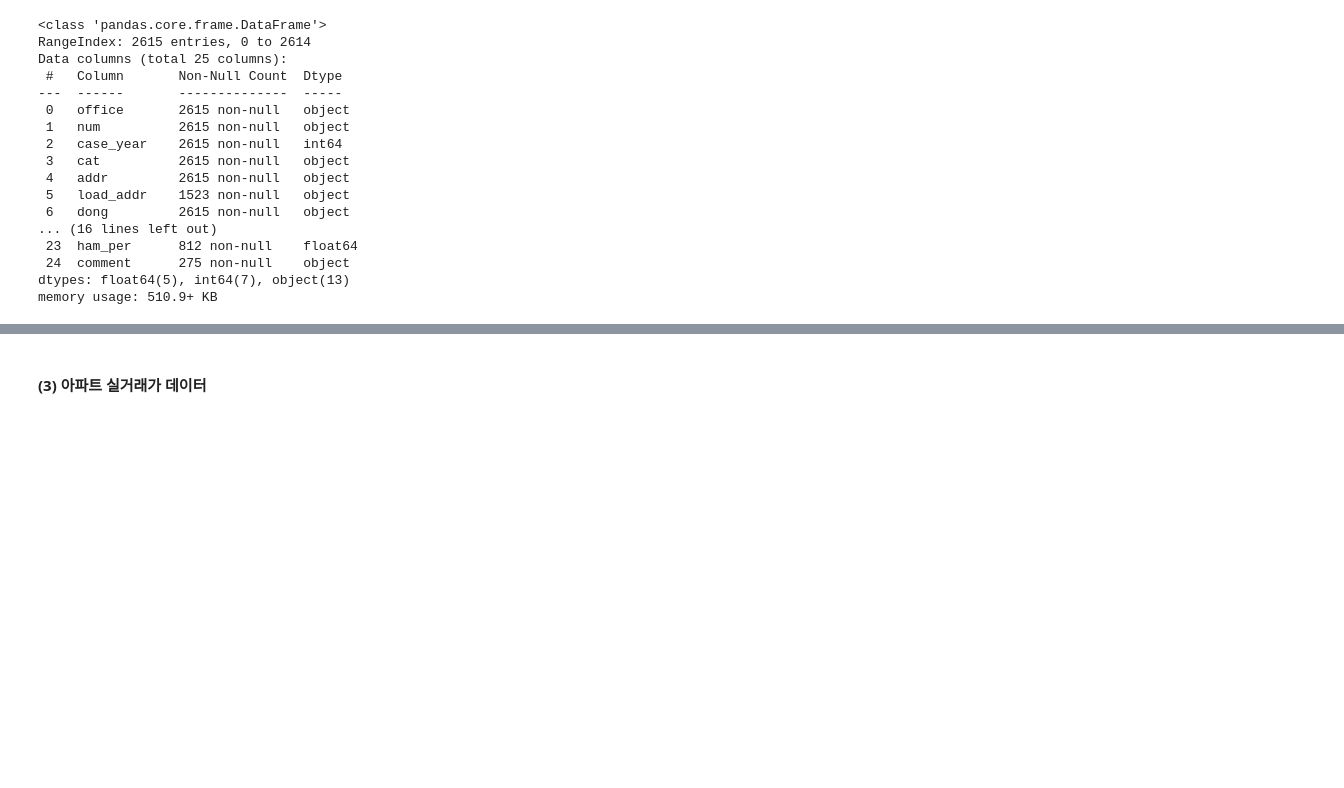
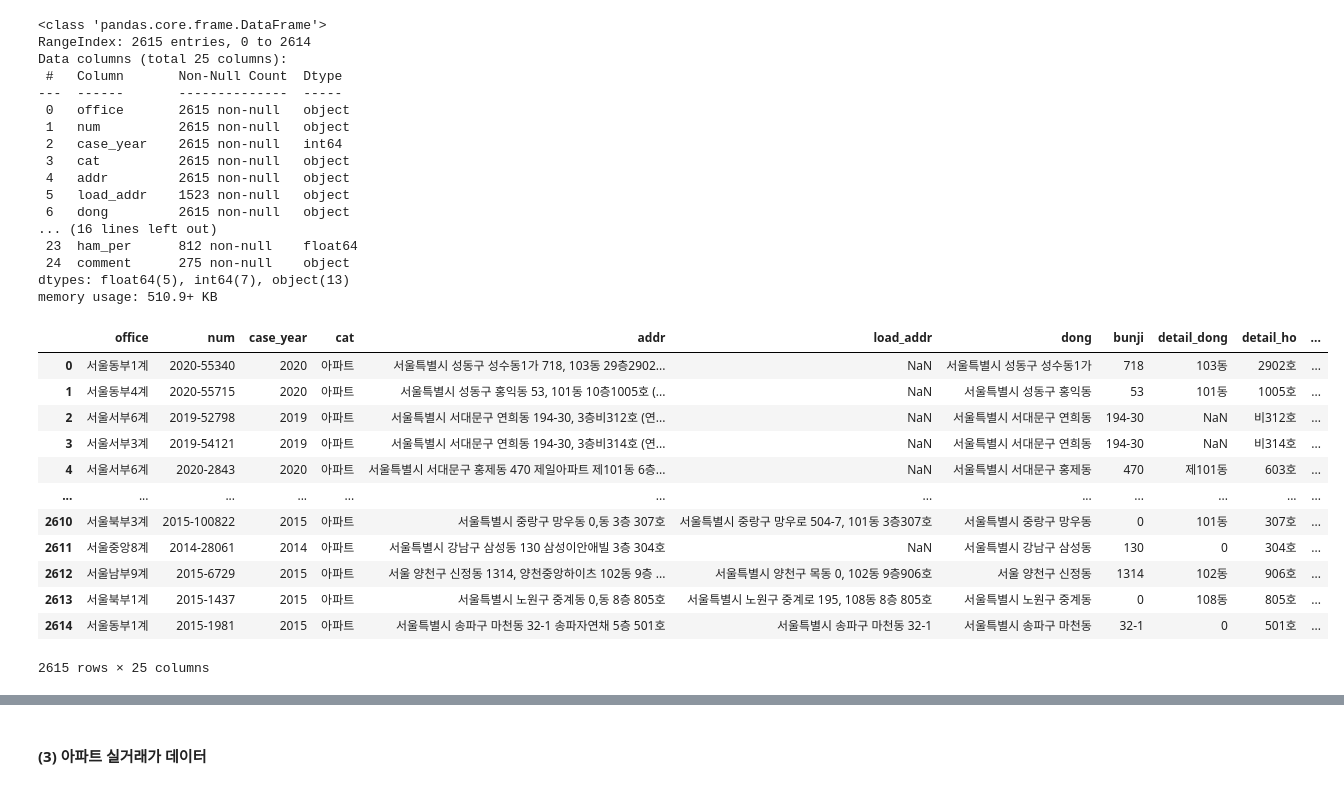
Before and after one commit to JinsolPark/final_project, a Jupyter notebook: jspark/01_데이터 준비.ipynb, the cells around one changed output, grey strips where cells are left out. Saved outputs shown, nothing was run; the diff lists cells and outputs as text; code cells hidden in the pictures; blank space fills up the shorter version.

```diff
--- a/jspark/01_데이터 준비.ipynb
+++ b/jspark/01_데이터 준비.ipynb
@@ -935,3 +627,20 @@ memory usage: 510.9+ KB
 df.to_csv("data/auction/auction2.csv", index=False)
 # %%
 df.to_excel("data/auction/auction_엑셀확인용.xlsx", index=False)
+# %%
+df = pd.read_csv("data/auction/auction2.csv")
+df
+# %% [output]
+|  | office | num | case_year | cat | addr | load_addr | dong | bunji | detail_dong | detail_ho | ... |
+| 0 | 서울동부1계 | 2020-55340 | 2020 | 아파트 | 서울특별시 성동구 성수동1가 718, 103동 29층2902... | NaN | 서울특별시 성동구 성수동1가 | 718 | 103동 | 2902호 | ... |
+| 1 | 서울동부4계 | 2020-55715 | 2020 | 아파트 | 서울특별시 성동구 홍익동 53, 101동 10층1005호 (... | NaN | 서울특별시 성동구 홍익동 | 53 | 101동 | 1005호 | ... |
+| 2 | 서울서부6계 | 2019-52798 | 2019 | 아파트 | 서울특별시 서대문구 연희동 194-30, 3층비312호 (연... | NaN | 서울특별시 서대문구 연희동 | 194-30 | NaN | 비312호 | ... |
+| 3 | 서울서부3계 | 2019-54121 | 2019 | 아파트 | 서울특별시 서대문구 연희동 194-30, 3층비314호 (연... | NaN | 서울특별시 서대문구 연희동 | 194-30 | NaN | 비314호 | ... |
+| 4 | 서울서부6계 | 2020-2843 | 2020 | 아파트 | 서울특별시 서대문구 홍제동 470 제일아파트 제101동 6층... | NaN | 서울특별시 서대문구 홍제동 | 470 | 제101동 | 603호 | ... |
+| ... | ... | ... | ... | ... | ... | ... | ... | ... | ... | ... | ... |
+| 2610 | 서울북부3계 | 2015-100822 | 2015 | 아파트 | 서울특별시 중랑구 망우동 0,동 3층 307호 | 서울특별시 중랑구 망우로 504-7, 101동 3층307호 | 서울특별시 중랑구 망우동 | 0 | 101동 | 307호 | ... |
+| 2611 | 서울중앙8계 | 2014-28061 | 2014 | 아파트 | 서울특별시 강남구 삼성동 130 삼성이안애빌 3층 304호 | NaN | 서울특별시 강남구 삼성동 | 130 | 0 | 304호 | ... |
+| 2612 | 서울남부9계 | 2015-6729 | 2015 | 아파트 | 서울 양천구 신정동 1314, 양천중앙하이츠 102동 9층 ... | 서울특별시 양천구 목동 0, 102동 9층906호 | 서울 양천구 신정동 | 1314 | 102동 | 906호 | ... |
+| 2613 | 서울북부1계 | 2015-1437 | 2015 | 아파트 | 서울특별시 노원구 중계동 0,동 8층 805호 | 서울특별시 노원구 중계로 195, 108동 8층 805호 | 서울특별시 노원구 중계동 | 0 | 108동 | 805호 | ... |
+| 2614 | 서울동부1계 | 2015-1981 | 2015 | 아파트 | 서울특별시 송파구 마천동 32-1 송파자연채 5층 501호 | 서울특별시 송파구 마천동 32-1 | 서울특별시 송파구 마천동 | 32-1 | 0 | 501호 | ... |
+2615 rows × 25 columns
```
Also changed, not shown: parts of 33 cells of this notebook, 10 other files.
